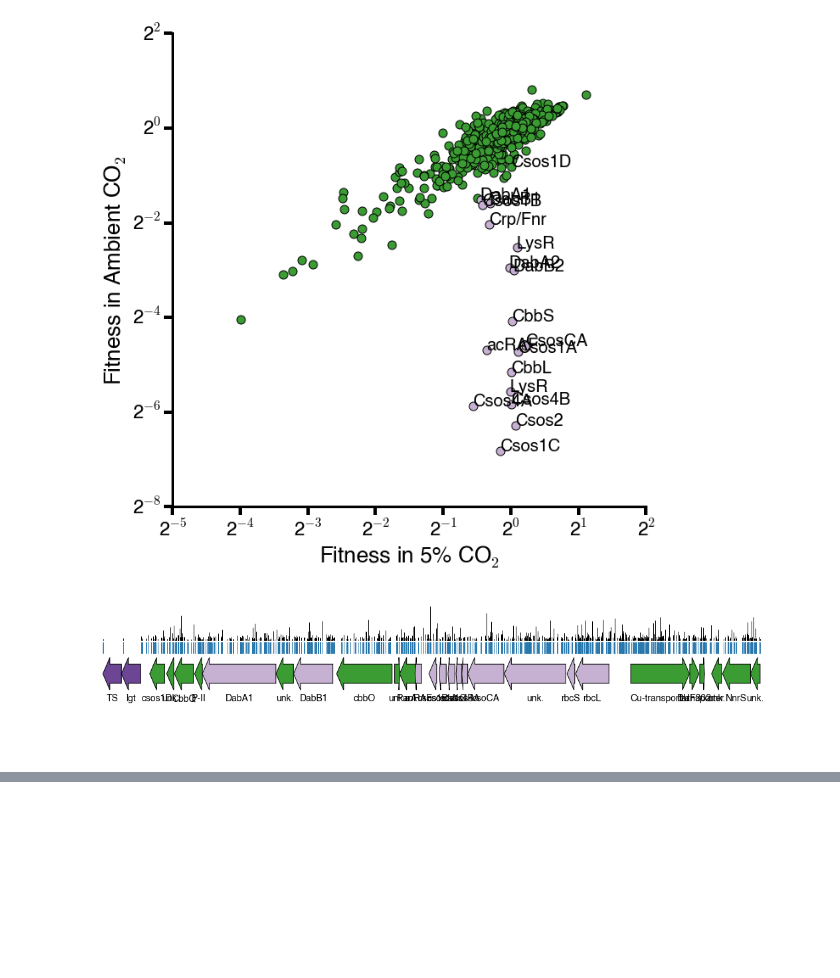
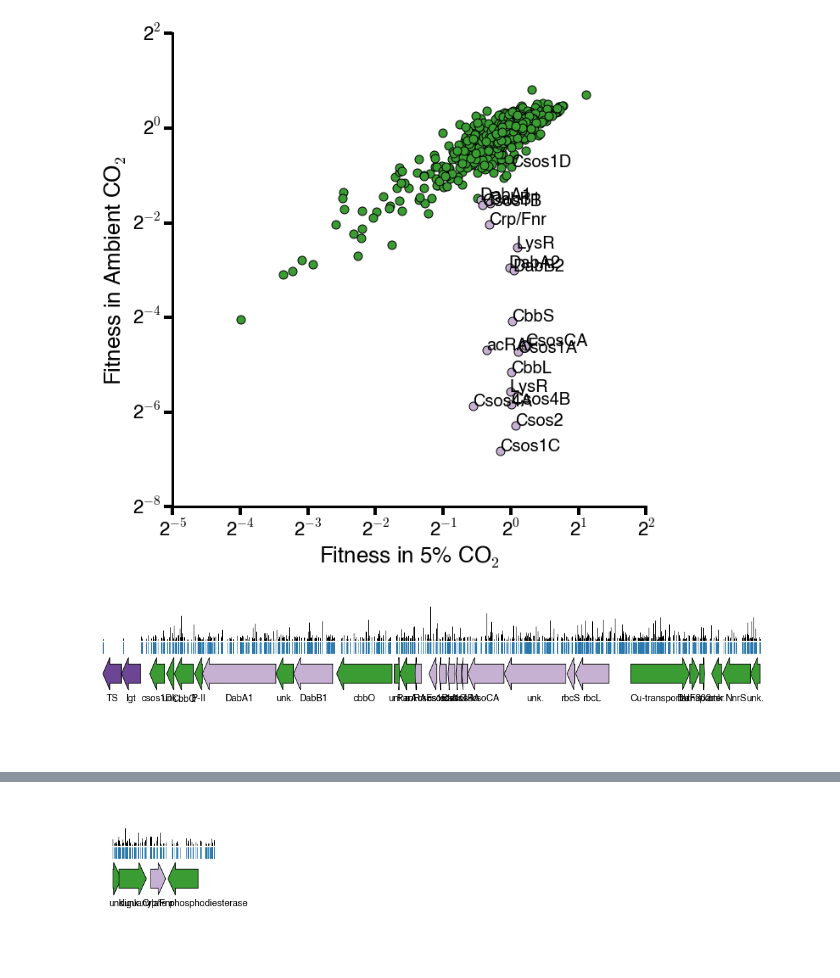
Before and after one commit to jackdesmarais/DabTransporterPaper, a Jupyter notebook: scripts/Figure 2 HCR genes.ipynb, the cells around one changed output, grey strips where cells are left out. Cells and saved outputs as stored; diff of their text form; code cells hidden in the pictures; blank space fills up the shorter version.

```diff
--- a/scripts/Figure 2 HCR genes.ipynb
+++ b/scripts/Figure 2 HCR genes.ipynb
@@ -375,0 +492,94 @@ plt.show()
+# %%
+# Making Panel B
+
+fig,ax = plt.subplots(figsize=(15, 3.5), frameon=False)
+
+plt.ylim(0, 0.4)
+region = (1575176 -2000,1575778 +2000)
+y = 0.2
+
+insert_color = qual_palette[1]
+
+# Arrow parameters
+width = 0.05
+headwidth = 0.085
+height = 1e-5
+head_scale = 0.2
+len_per_bp = 1e-4
+
+region_start, region_end = region
+region_length = region_end - region_start
+
+genes_in_region = essentiality_df[(essentiality_df.begin >= region_start) &
+                                  (essentiality_df.end <= region_end)]
+insert_in_region = total_pool_df[(total_pool_df.pos >= region_start) &
+                                 (total_pool_df.pos <= region_end)]
+
+for gene_idx in genes_in_region.index:
+    gene = genes_in_region.loc[gene_idx]
+#     gene_name = short_names[gene.locusId]
+    gene_name = short_names.get(gene.locusId, 'Unk.')
+    gene_length = gene.length_rep1
+    gene_essentiality = essentiality_df.loc[gene_idx].essentiality
+    length = gene_length * len_per_bp
+    head_length = length*head_scale
+    if length > 0.03:
+        head_length = 0.03
+    c = essentiality_colors[gene_essentiality]
+
+    is_hcr = (small_log_df[small_log_df.locusId == gene.locusId].hcr).any()
+    if is_hcr:
+        c = essentiality_colors['hcr']
+
+    gene_start = gene.begin
+    gene_end = gene.end
+    gene_strand = gene.strand
+
+    if gene_strand == '+':
+        start = (gene_start - region_start)*len_per_bp
+        genePic = matplotlib.patches.FancyArrow(
+            start, y, length, 0,
+            width=width, length_includes_head=True,
+            head_width=headwidth, head_length=head_length, fill=True, facecolor=c)
+        ax.add_artist(genePic)
+        plt.text(start+length/2, y-0.07, gene_name, ha='center', fontsize=14)
+    else:
+        start = (gene_end - region_start) * len_per_bp
+        genePic = matplotlib.patches.FancyArrow(
+            start, y, -length, 0,
+            width=width, length_includes_head=True,
+            head_width=headwidth,
+            head_length=head_length, fill=True,facecolor=c)
+        ax.add_artist(genePic)
+        plt.text(start-length/2, y-0.07, gene_name, ha='center', fontsize=14)
+
+poses = (insert_in_region.pos - region_start) * len_per_bp
+n_positions = len(poses)
+
+bottoms = [y+height+headwidth/2 + 0.045]*n_positions
+tops = bottoms + (height*insert_in_region.n_total)
+plt.vlines(poses, bottoms, tops, colors='k')
+
+bottoms = np.array([y+height+headwidth/2+0.01]*n_positions)
+tops = bottoms + 0.03
+plt.vlines(poses, tops, bottoms, colors=insert_color, linewidth=0.75)
+
+print(dict(zip(genes_in_region.locusId, genes_in_region.desc)))
+
+
+
+ax.xaxis.set_visible(False)
+ax.yaxis.set_visible(False)
+ax.spines['right'].set_visible(False)
+ax.spines['top'].set_visible(False)
+ax.spines['left'].set_visible(False)
+ax.spines['bottom'].set_visible(False)
+
+length_longer_axis = ((986794+11000)- (983594-14000))*len_per_bp
+
+plt.xlim(0,length_longer_axis)
+plt.tight_layout()
+
+plt.savefig('fig2/fig1C_sub4.eps', format='eps', bbox_inches='tight')
+plt.show()
+# %% [output]
@@ -375,0 +587 @@ plt.show()
+[figure, added]
```
Also changed, not shown: parts of 6 cells of this notebook, 14 other files.
